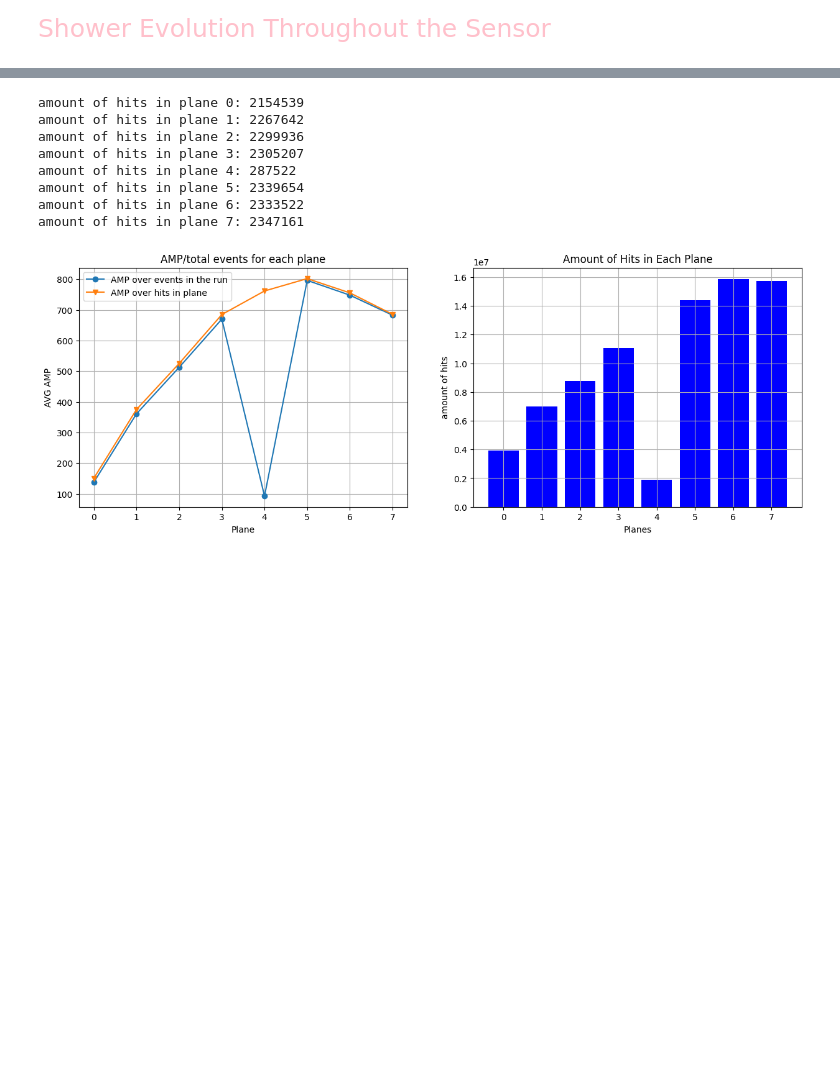
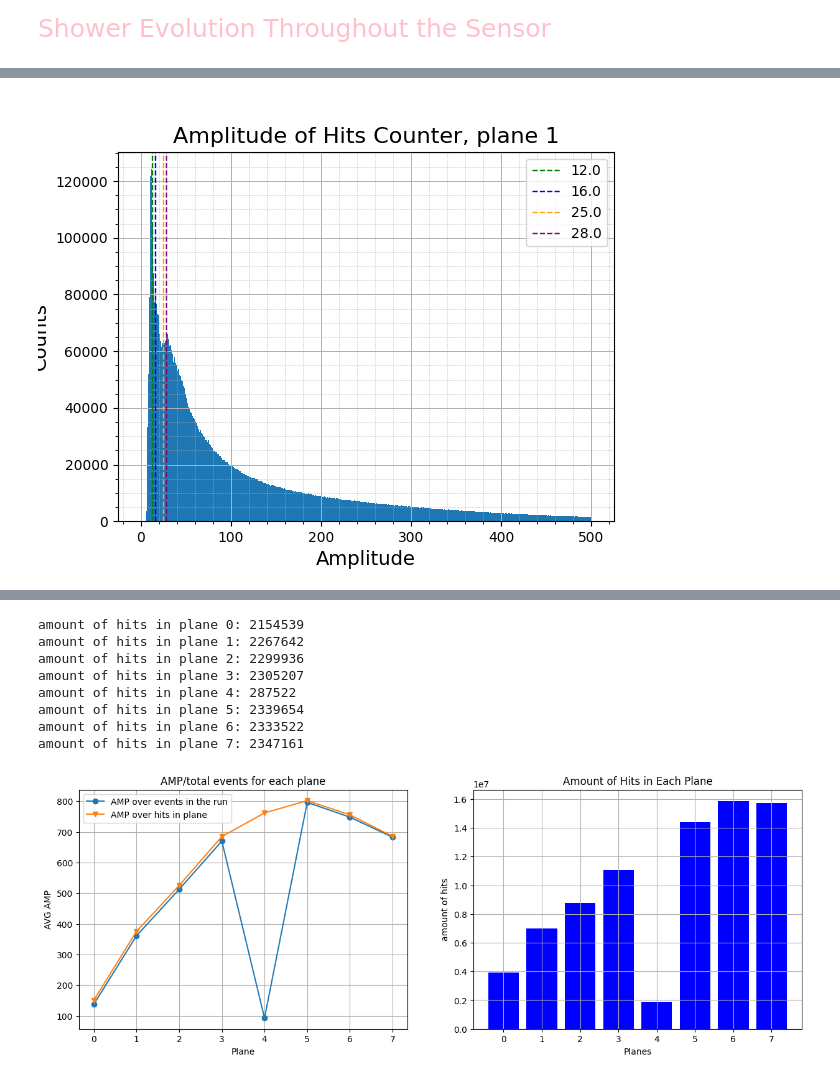
Before and after one commit to Ben-David-Ben/F-Cal-TB-Project, a Jupyter notebook: TB2025_Gap.ipynb, the cells around one changed output, grey strips where cells are left out. Cells and saved outputs as stored; diff of their text form; code cells hidden in the pictures; blank space fills up the shorter version.

Commit message:
corrected amplitude history

```diff
--- a/TB2025_Gap.ipynb
+++ b/TB2025_Gap.ipynb
@@ -58,5 +45,7 @@ rf.single_event_evolution_amp(hit_data_1101, 54106, cmap="managua")
 # %%
-# plt.clf()   # Clear the current figure
-# plt.close() # Close any open figures
-# %matplotlib widget
-rf.amp_histo_single_plane(hit_data_1101,0)
+plt.clf()   # Clear the current figure
+plt.close() # Close any open figures
+%matplotlib widget
+rf.amp_histo_single_plane(hit_data_1101,1)
+# %% [output]
+[figure, added]
```
Also changed, not shown: parts of 4 cells of this notebook, 2 other files.
